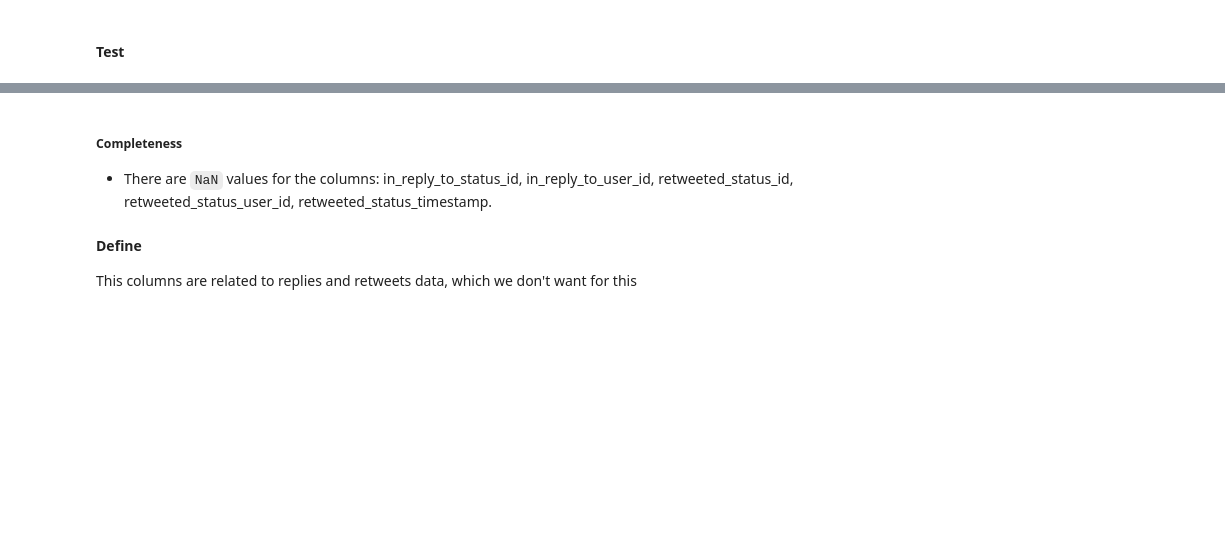
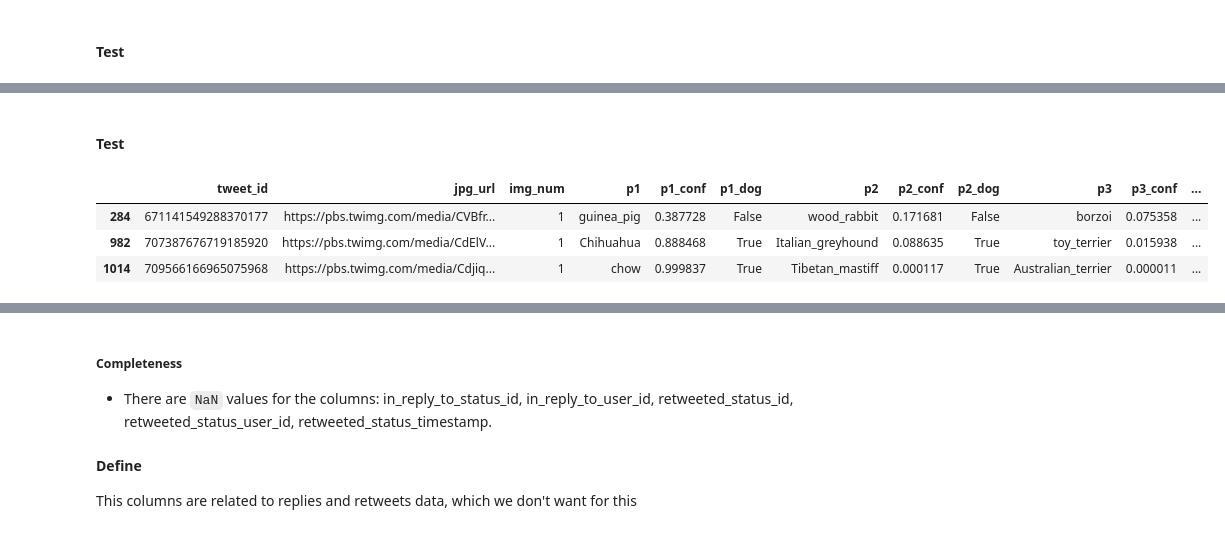
Before and after one commit to suefenali/data_analysis_nanodegree, a Jupyter notebook: project_4/wrangle_act.ipynb, the cells around one changed output, grey strips where cells are left out. Cells and saved outputs as stored; diff of their text form; code cells hidden in the pictures; blank space fills up the shorter version.

```diff
--- a/project_4/wrangle_act.ipynb
+++ b/project_4/wrangle_act.ipynb
@@ -478,0 +520,30 @@ Create a column for the stage information and fill it in with the data from the
+# %%
+def prediction(x):
+    pred = x.p1
+    conf = x.p1_conf
+    is_dog = x.p1_dog
+    if x.p1_dog:
+        pass
+    elif x.p2_dog:
+        pred = x.p2
+        conf = x.p2_conf
+        is_dog = x.p2_dog
+    elif x.p3_dog:
+        pred = x.p3
+        conf = x.p3_conf
+        is_dog = x.p3_dog
+
+    return pd.Series({'pred': pred, 'conf': conf, 'is_dog': is_dog})
+# %%
+partial_df = predictions_clean.drop(columns=['tweet_id', 'jpg_url', 'img_num'])
+
+predictions_clean[['best_prediction', 'confidence_level', 'is_dog']] = partial_df.apply(prediction, axis=1)
+# %% [markdown]
+#### Test
+# %%
+predictions_clean.sample(3, random_state=43)
+# %% [output]
+|  | tweet_id | jpg_url | img_num | p1 | p1_conf | p1_dog | p2 | p2_conf | p2_dog | p3 | p3_conf | ... |
+| 284 | 671141549288370177 | https://pbs.twimg.com/media/CVBfr... | 1 | guinea_pig | 0.387728 | False | wood_rabbit | 0.171681 | False | borzoi | 0.075358 | ... |
+| 982 | 707387676719185920 | https://pbs.twimg.com/media/CdElV... | 1 | Chihuahua | 0.888468 | True | Italian_greyhound | 0.088635 | True | toy_terrier | 0.015938 | ... |
+| 1014 | 709566166965075968 | https://pbs.twimg.com/media/Cdjiq... | 1 | chow | 0.999837 | True | Tibetan_mastiff | 0.000117 | True | Australian_terrier | 0.000011 | ... |
```
Also changed, not shown: parts of 26 cells of this notebook.
